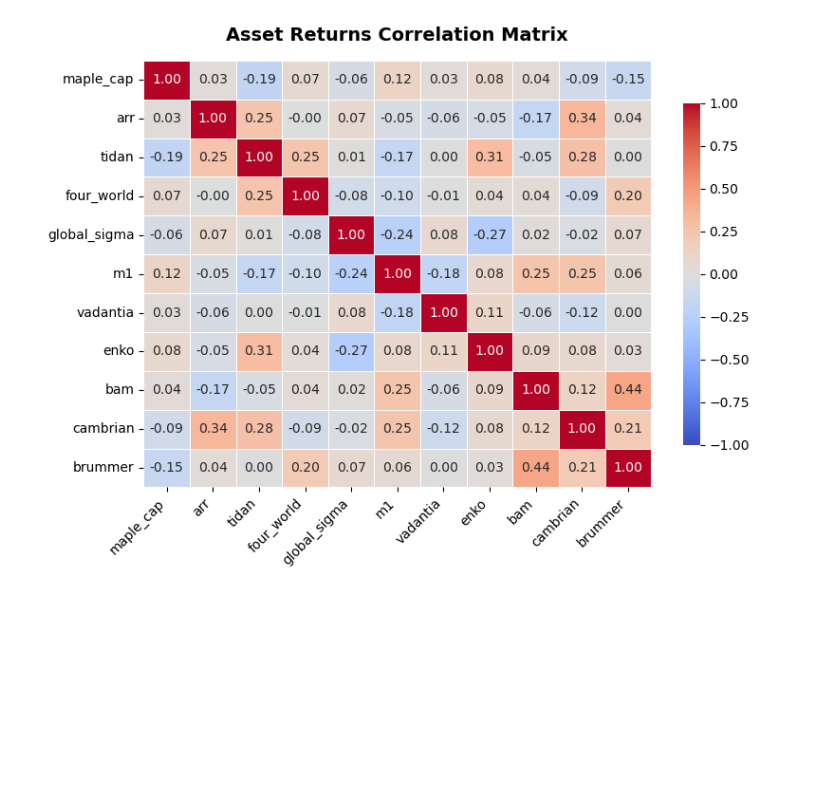
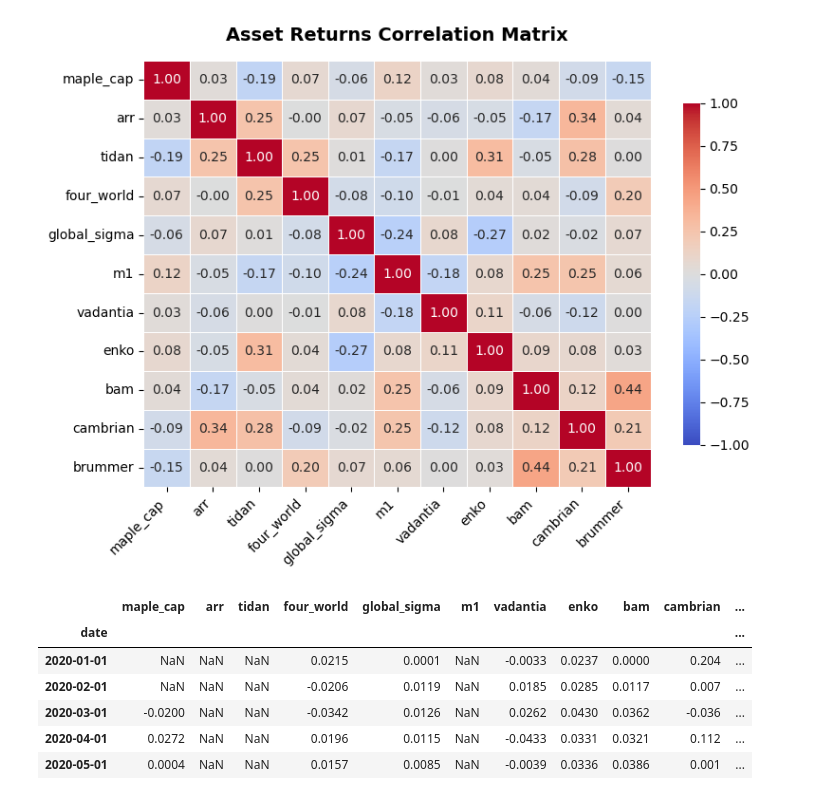
Before and after one commit to arthurdhonneur7/athenee_hf_portfolio, a Jupyter notebook: correlation_analysis.ipynb, the cells around one changed output. Cells and saved outputs as stored; diff of their text form; code cells hidden in the pictures; blank space fills up the shorter version.

```diff
--- a/correlation_analysis.ipynb
+++ b/correlation_analysis.ipynb
@@ -57,3 +58,15 @@ plt.show()
 # plt.savefig('correlation_heatmap.png', dpi=300) # Uncomment to save
 # %% [output]
 [figure]
+# %%
+df = df[df.index >= pd.to_datetime('2020-01-01')]
+
+df.head()
+# %% [output]
+|  | maple_cap | arr | tidan | four_world | global_sigma | m1 | vadantia | enko | bam | cambrian | ... |
+| date |  |  |  |  |  |  |  |  |  |  | ... |
+| 2020-01-01 | NaN | NaN | NaN | 0.0215 | 0.0001 | NaN | -0.0033 | 0.0237 | 0.0000 | 0.204 | ... |
+| 2020-02-01 | NaN | NaN | NaN | -0.0206 | 0.0119 | NaN | 0.0185 | 0.0285 | 0.0117 | 0.007 | ... |
+| 2020-03-01 | -0.0200 | NaN | NaN | -0.0342 | 0.0126 | NaN | 0.0262 | 0.0430 | 0.0362 | -0.036 | ... |
+| 2020-04-01 | 0.0272 | NaN | NaN | 0.0196 | 0.0115 | NaN | -0.0433 | 0.0331 | 0.0321 | 0.112 | ... |
+| 2020-05-01 | 0.0004 | NaN | NaN | 0.0157 | 0.0085 | NaN | -0.0039 | 0.0336 | 0.0386 | 0.001 | ... |
```
Also changed, not shown: parts of 3 cells of this notebook, 1 other file.
